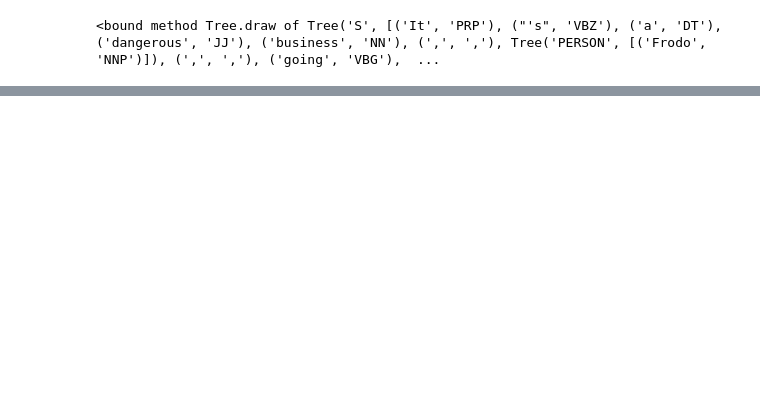
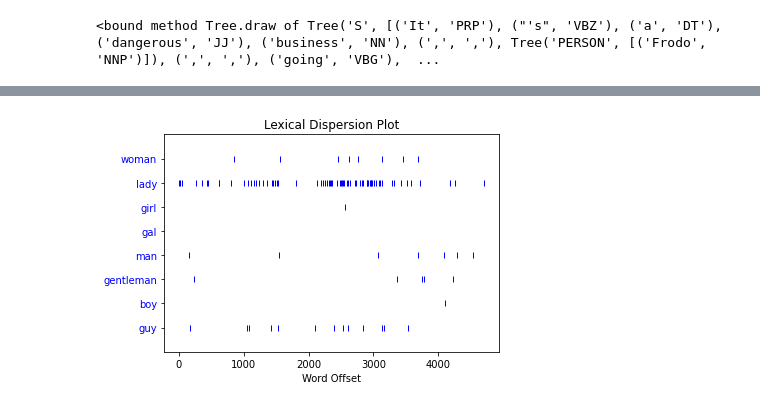
Before and after one commit to abdulmoiz99/NLP_RealPython, a Jupyter notebook: NLP_RealPython.ipynb, the cells around one changed output, grey strips where cells are left out. Saved outputs shown, nothing was run; the diff lists cells and outputs as text; code cells hidden in the pictures; blank space fills up the shorter version.

```diff
--- a/NLP_RealPython.ipynb
+++ b/NLP_RealPython.ipynb
@@ -265,0 +331,6 @@ NameError: ignored
+# %%
+text8.dispersion_plot(
+    ["woman","lady","girl","gal","man","gentleman","boy","guy"]
+)
+# %% [output]
+[figure, added]
```
Also changed, not shown: parts of 20 cells of this notebook.
